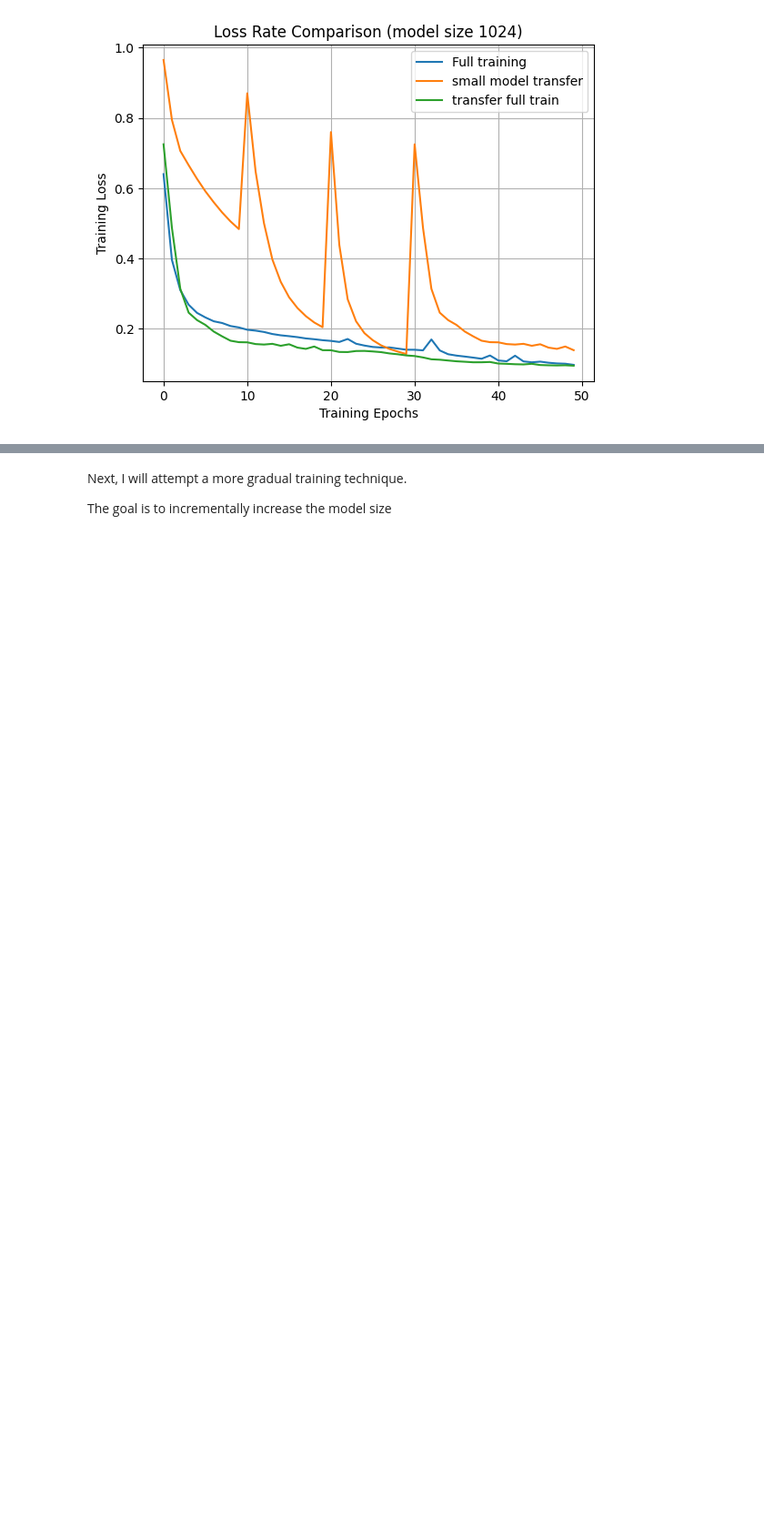
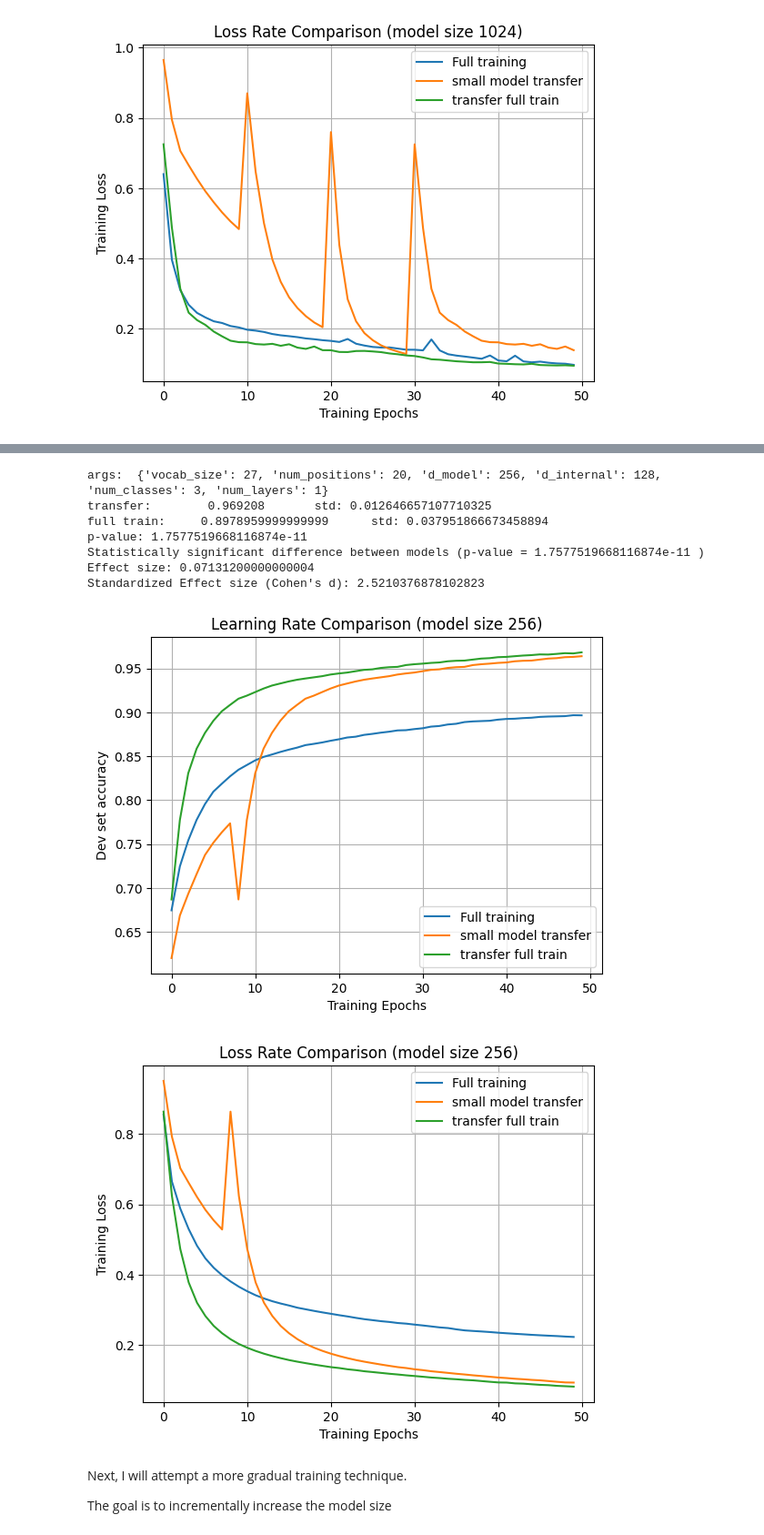
Before and after one commit to brianakl/bootstrapped_model_up_scaling, a Jupyter notebook: transfer_learning_transformer.ipynb, the cells around one changed output, grey strips where cells are left out. Shown at 91% size. Drawn from its saved outputs; the diff is of its cells as text; code cells hidden in the pictures; blank space fills up the shorter version.

```diff
--- a/transfer_learning_transformer.ipynb
+++ b/transfer_learning_transformer.ipynb
@@ -1353,0 +1387,12 @@ compare(model_args)
+# %%
+compare(model_args, 8/50)
+# %% [output]
+args:  {'vocab_size': 27, 'num_positions': 20, 'd_model': 256, 'd_internal': 128, 'num_classes': 3, 'num_layers': 1}
+transfer:        0.969208       std: 0.012646657107710325
+full train:     0.8978959999999999      std: 0.037951866673458894
+p-value: 1.7577519668116874e-11
+Statistically significant difference between models (p-value = 1.7577519668116874e-11 )
+Effect size: 0.07131200000000004
+Standardized Effect size (Cohen's d): 2.5210376878102823
+[figure, added]
+[figure, added]
```
Also changed, not shown: parts of 15 cells of this notebook, 2 other files.
